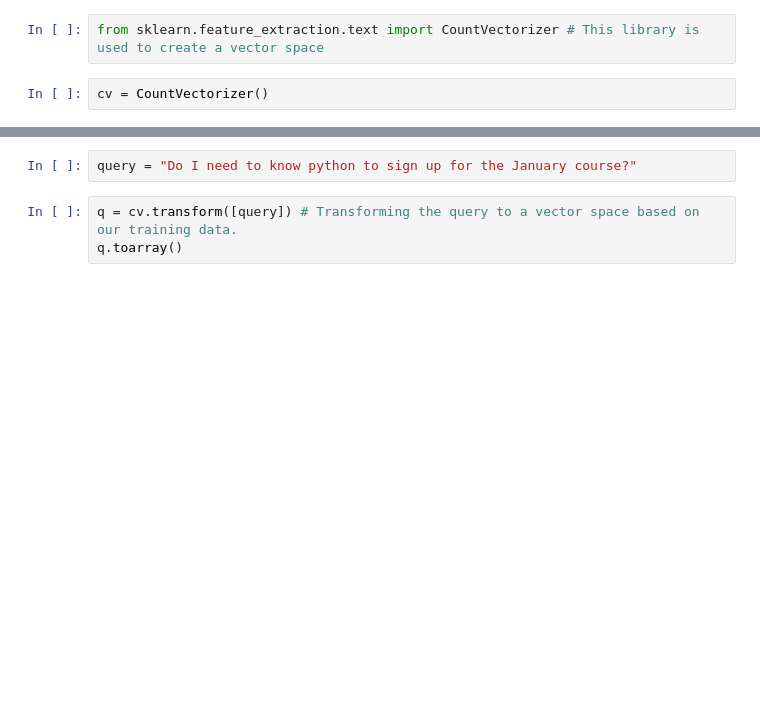
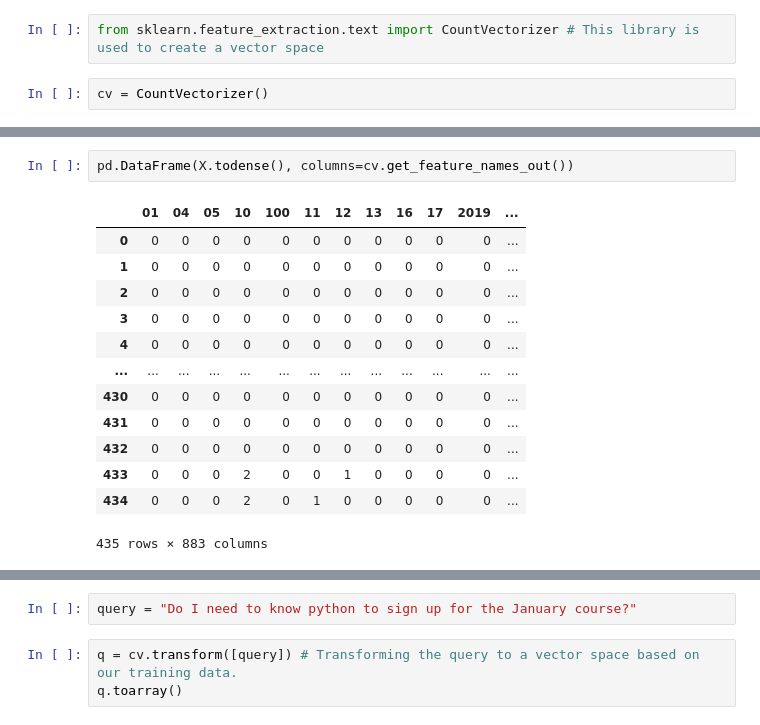
Before and after one commit to zioalex/build-your-own-search-engine, a Jupyter notebook: notebook.ipynb, the cells around one changed output, grey strips where cells are left out. Saved outputs shown, nothing was run; the diff lists cells and outputs as text; blank space fills up the shorter version.

```diff
--- a/notebook.ipynb
+++ b/notebook.ipynb
@@ -102,0 +195,16 @@ df_docs
+# %%
+pd.DataFrame(X.todense(), columns=cv.get_feature_names_out())
+# %% [output]
+|  | 01 | 04 | 05 | 10 | 100 | 11 | 12 | 13 | 16 | 17 | 2019 | ... |
+| 0 | 0 | 0 | 0 | 0 | 0 | 0 | 0 | 0 | 0 | 0 | 0 | ... |
+| 1 | 0 | 0 | 0 | 0 | 0 | 0 | 0 | 0 | 0 | 0 | 0 | ... |
+| 2 | 0 | 0 | 0 | 0 | 0 | 0 | 0 | 0 | 0 | 0 | 0 | ... |
+| 3 | 0 | 0 | 0 | 0 | 0 | 0 | 0 | 0 | 0 | 0 | 0 | ... |
+| 4 | 0 | 0 | 0 | 0 | 0 | 0 | 0 | 0 | 0 | 0 | 0 | ... |
+| ... | ... | ... | ... | ... | ... | ... | ... | ... | ... | ... | ... | ... |
+| 430 | 0 | 0 | 0 | 0 | 0 | 0 | 0 | 0 | 0 | 0 | 0 | ... |
+| 431 | 0 | 0 | 0 | 0 | 0 | 0 | 0 | 0 | 0 | 0 | 0 | ... |
+| 432 | 0 | 0 | 0 | 0 | 0 | 0 | 0 | 0 | 0 | 0 | 0 | ... |
+| 433 | 0 | 0 | 0 | 2 | 0 | 0 | 1 | 0 | 0 | 0 | 0 | ... |
+| 434 | 0 | 0 | 0 | 2 | 0 | 1 | 0 | 0 | 0 | 0 | 0 | ... |
+435 rows × 883 columns
```
Also changed, not shown: parts of 56 cells of this notebook.
